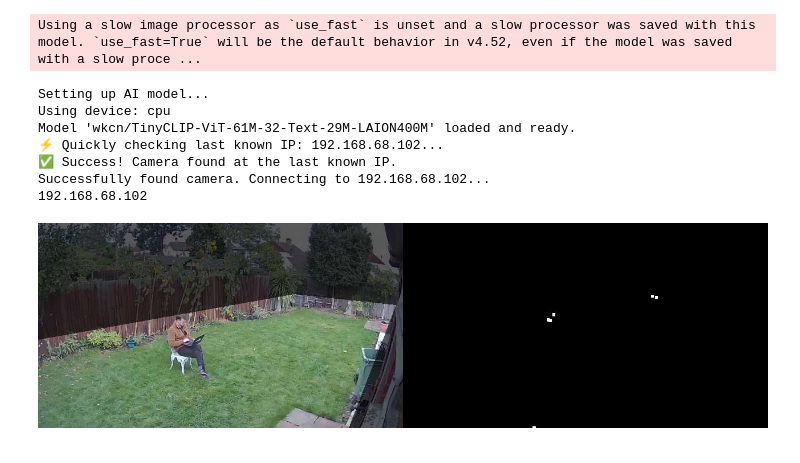
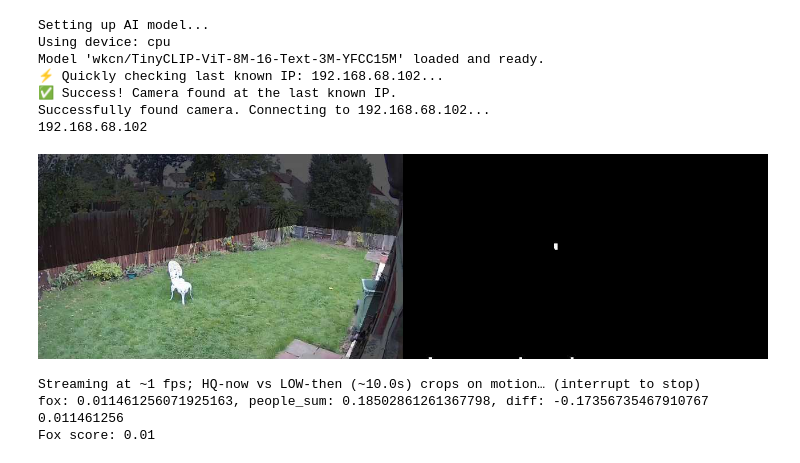
Before and after one commit to Delayed-Gitification/fox_streamlined, a Jupyter notebook: try_to_make_all_work.ipynb, the cells around one changed output. Cells and saved outputs as stored; diff of their text form; code cells hidden in the pictures.

```diff
--- a/try_to_make_all_work.ipynb
+++ b/try_to_make_all_work.ipynb
@@ -26,7 +26,7 @@ from transformers import CLIPModel, CLIPProcessor
 
 # --- Configuration ---
 # This ID tells the script which specific TinyCLIP model to download from Hugging Face.
-MODEL_ID = "wkcn/TinyCLIP-ViT-61M-32-Text-29M-LAION400M"
+MODEL_ID = "wkcn/TinyCLIP-ViT-8M-16-Text-3M-YFCC15M"
 
 # --- Device Selection ---
 # This automatically checks for the best available hardware. It will use an
@@ -47,15 +47,17 @@ model.eval()
 
 print(f"Model '{MODEL_ID}' loaded and ready.")
 
+# First 6 are people
+n_people_decoys = 6
 PROMPTS = [
-    "a photograph of a fox",
-    "a photograph of a dog",
-    "a person walking",
-    "an empty garden at night",
-    "a car"
+    "man", "woman", "a person walking", "a photograph of a person",
+    "people", "person wearing a jumper", "a photograph of a fox",
+    "a photograph of a dog", "an empty garden at night", "a car", 'grass', 'empty', 'nothing', 'plants',
+    'blurry image of nothing', 'a photograph of a cat'
 ]
 
-FOX_SCORE_THRESHOLD = 0.60 # Set a confidence threshold (e.g., 60%)
+FOX_SCORE_THRESHOLD = 0.40 # Set a confidence threshold (e.g., 60%)
+people_sum_thresh = 0.3 # must be less than 0.3
 
 def _check_port(ip, port, timeout=0.5):
     """A quick, private helper function to check if a single port is open."""
@@ -357,6 +359,8 @@ def run_motion_view(display_width=960, ui_fps=2, lookback_secs=10.0,
     """
     ensure_dir(save_dir)
 
+    highest_fox_score = 0
+
     # Open LOW stream for detection
     cap_low = cv2.VideoCapture(RTSP_LOW, cv2.CAP_FFMPEG)
     if not cap_low.isOpened():
@@ -509,11 +513,22 @@ def run_motion_view(display_width=960, ui_fps=2, lookback_secs=10.0,
             fox_index = PROMPTS.index("a photograph of a fox")
             fox_score = probabilities[fox_index]
 
+            decoys = np.sum(probabilities[:n_people_decoys])
+
+            print(f"fox: {fox_score}, people_sum: {decoys}, diff: {fox_score - decoys}")
+
+            if fox_score > highest_fox_score:
+                print(fox_score)
+                highest_fox_score = fox_score
+
+            # for thing, prob in zip(PROMPTS, probabilities):
+            #     print(f"{thing} {prob}")
+
             # For debugging, print the score
             print(f"Fox score: {fox_score:.2f}")
 
             # If the score is above your threshold, take action
-            if fox_score > FOX_SCORE_THRESHOLD:
+            if fox_score > FOX_SCORE_THRESHOLD and decoys < people_sum_thresh:
                 print(f"🦊 Fox detected with confidence {fox_score:.2f}! Triggering water valve... 💧")
 
                 #
@@ -524,53 +539,43 @@ def run_motion_view(display_width=960, ui_fps=2, lookback_secs=10.0,
                 # Save the image of the detected fox for review
                 ev_dir = os.path.join(save_dir, timestamp_str(now))
                 ensure_dir(ev_dir)
                 # You can give it a special name to easily find it later
                 fw.save_jpg(os.path.join(ev_dir, f"fox_detected_{fox_score:.2f}.jpg"), crop_hq_now, jpg_quality)
-
-            # You can decide if you still want to save images for non-fox events
-            # else:
-            #     # Save asynchronously (as before)
-            #     ev_dir = os.path.join(save_dir, timestamp_str(now))
-            #     ensure_dir(ev_dir)
-            #     fw.save_jpg(os.path.join(ev_dir, "hq_now.jpg"), crop_hq_now, jpg_quality)
-
-            # Save asynchronously (JPEG only)
-            ev_dir = os.path.join(save_dir, timestamp_str(now))
-            ensure_dir(ev_dir)
-            fw.save_jpg(os.path.join(ev_dir, "hq_now.jpg"),   crop_hq_now,   jpg_quality)
-            fw.save_jpg(os.path.join(ev_dir, "low_then.jpg"), crop_low_then, jpg_quality)
 
 
 
     except KeyboardInterrupt:
         print("Stopped.")
     finally:
         try: cap_low.release()
         except: pass
         try: hq.stop()
         except: pass
         try: fw.stop()
         except: pass
 
 # =========================
 # Run it
 # =========================
 # ui_fps controls how often a frame is processed & how densely the LOW history is sampled.
 # lookback_secs is the comparison window (LOW ~10s ago vs HQ now).
 run_motion_view(
-    ui_fps=4,
+    ui_fps=1,
     lookback_secs=10.0,
     save_dir="motion_events",
     jpg_quality=82,
     event_cooldown=0.5
 )
 # %% [output]
-Using a slow image processor as `use_fast` is unset and a slow processor was saved with this model. `use_fast=True` will be the default behavior in v4.52, even if the model was saved with a slow proce ...
+Setting up AI model...
+Using device: cpu
+Model 'wkcn/TinyCLIP-ViT-8M-16-Text-3M-YFCC15M' loaded and ready.
+⚡️ Quickly checking last known IP: 192.168.68.102...
+✅ Success! Camera found at the last known IP.
+Successfully found camera. Connecting to 192.168.68.102...
+192.168.68.102
+[figure, new version]
-Setting up AI model...
-Using device: cpu
-Model 'wkcn/TinyCLIP-ViT-61M-32-Text-29M-LAION400M' loaded and ready.
-⚡️ Quickly checking last known IP: 192.168.68.102...
-✅ Success! Camera found at the last known IP.
-Successfully found camera. Connecting to 192.168.68.102...
-192.168.68.102
+Streaming at ~1 fps; HQ-now vs LOW-then (~10.0s) crops on motion… (interrupt to stop)
+fox: 0.011461256071925163, people_sum: 0.18502861261367798, diff: -0.17356735467910767
+0.011461256
+Fox score: 0.01
-[figure, old version]
```
Also changed, not shown: parts of 1 cell of this notebook.
